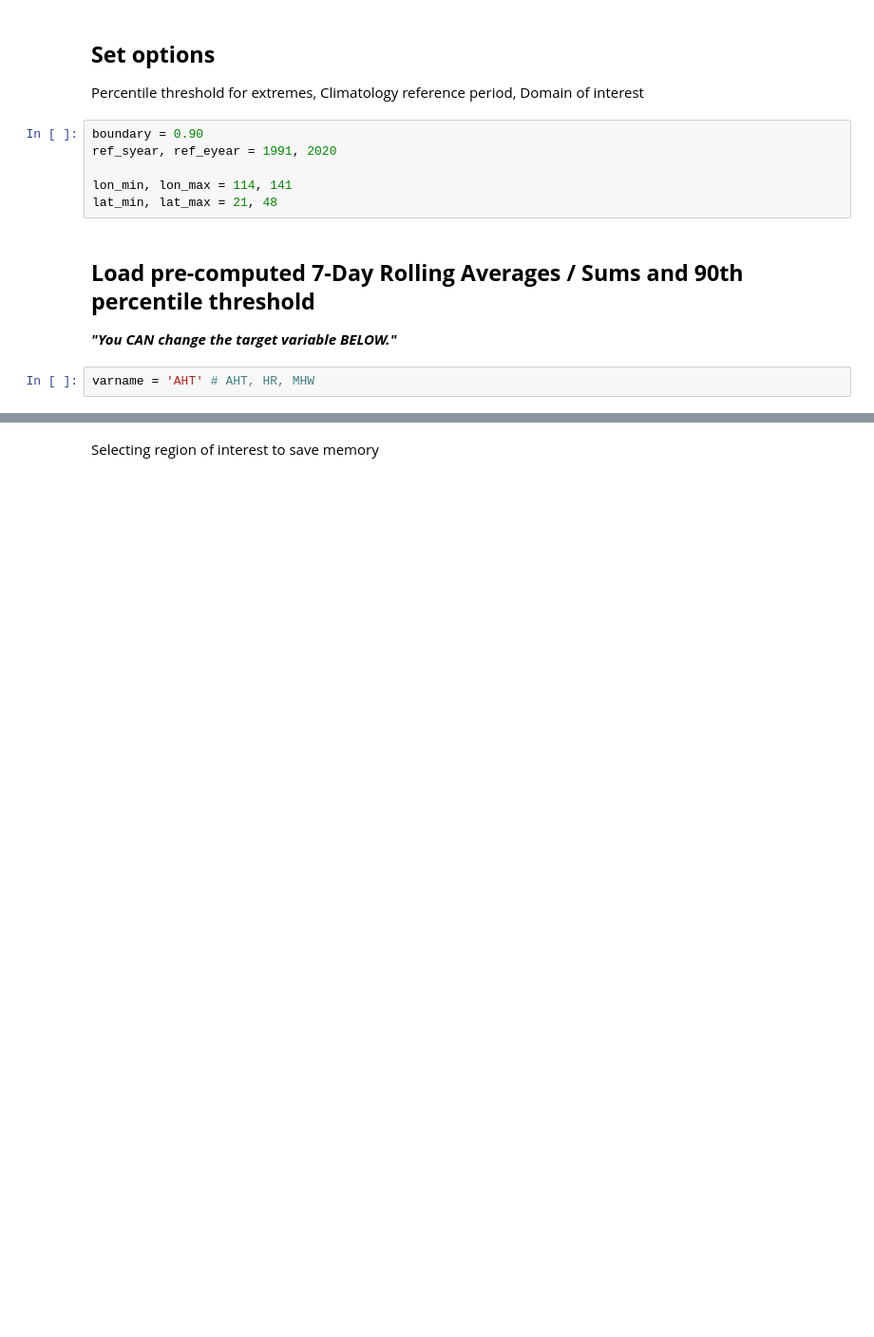
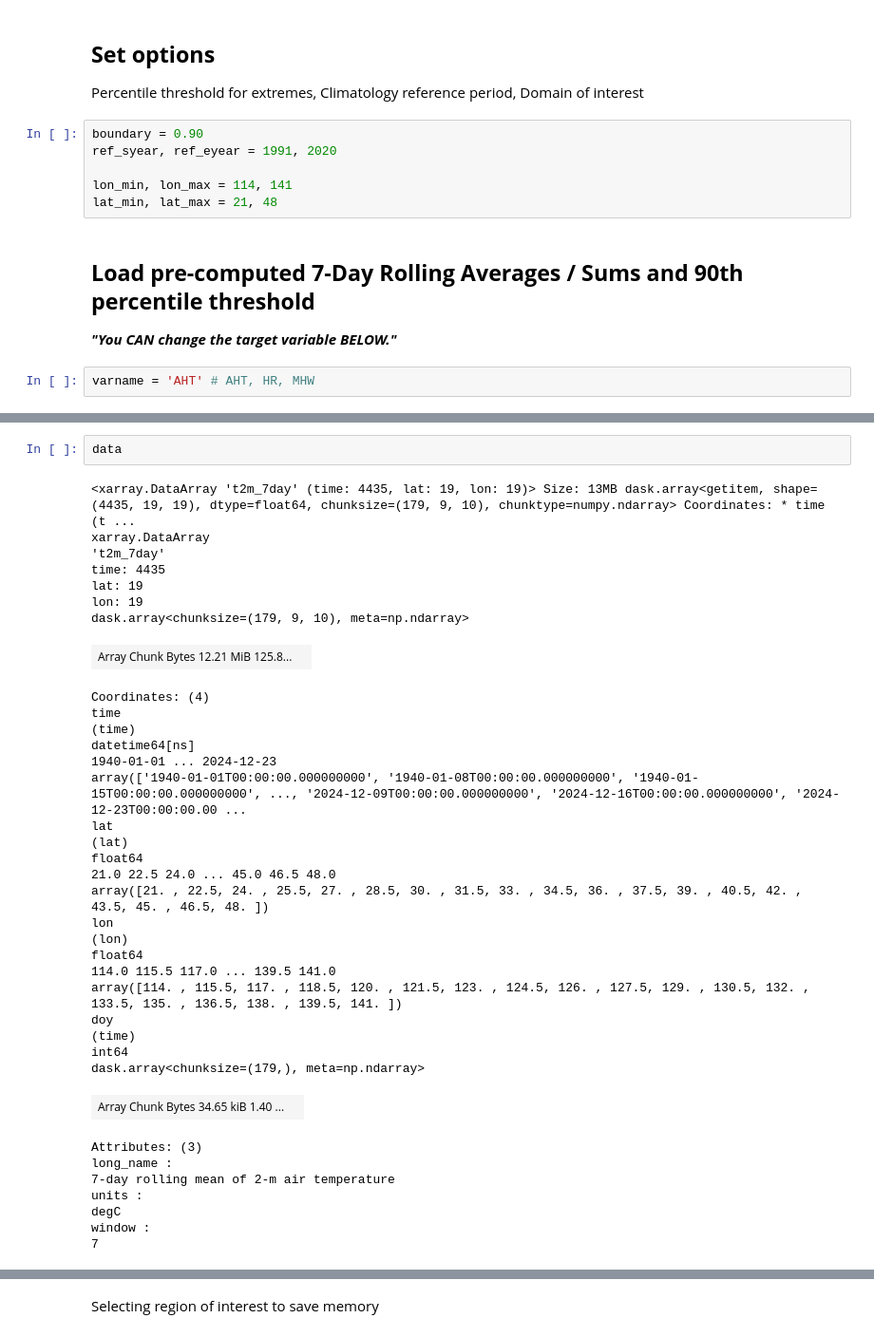
Before and after one commit to yyalexlee/EastAsiaClimateExtremes, a Jupyter notebook: CODES/TART_visualization2_output.ipynb, the cells around one changed output, grey strips where cells are left out. Shown at 95% size. Cells and saved outputs as stored; diff of their text form; blank space fills up the shorter version.

```diff
--- a/CODES/TART_visualization2_output.ipynb
+++ b/CODES/TART_visualization2_output.ipynb
@@ -124,0 +213,39 @@ elif varname == 'MHW':
+# %%
+data
+# %% [output]
+<xarray.DataArray 't2m_7day' (time: 4435, lat: 19, lon: 19)> Size: 13MB dask.array<getitem, shape=(4435, 19, 19), dtype=float64, chunksize=(179, 9, 10), chunktype=numpy.ndarray> Coordinates: * time (t ...
+xarray.DataArray
+'t2m_7day'
+time: 4435
+lat: 19
+lon: 19
+dask.array<chunksize=(179, 9, 10), meta=np.ndarray>
+| Array Chunk Bytes 12.21 MiB 125.8... |  |
+Coordinates: (4)
+time
+(time)
+datetime64[ns]
+1940-01-01 ... 2024-12-23
+array(['1940-01-01T00:00:00.000000000', '1940-01-08T00:00:00.000000000', '1940-01-15T00:00:00.000000000', ..., '2024-12-09T00:00:00.000000000', '2024-12-16T00:00:00.000000000', '2024-12-23T00:00:00.00 ...
+lat
+(lat)
+float64
+21.0 22.5 24.0 ... 45.0 46.5 48.0
+array([21. , 22.5, 24. , 25.5, 27. , 28.5, 30. , 31.5, 33. , 34.5, 36. , 37.5, 39. , 40.5, 42. , 43.5, 45. , 46.5, 48. ])
+lon
+(lon)
+float64
+114.0 115.5 117.0 ... 139.5 141.0
+array([114. , 115.5, 117. , 118.5, 120. , 121.5, 123. , 124.5, 126. , 127.5, 129. , 130.5, 132. , 133.5, 135. , 136.5, 138. , 139.5, 141. ])
+doy
+(time)
+int64
+dask.array<chunksize=(179,), meta=np.ndarray>
+| Array Chunk Bytes 34.65 kiB 1.40 ... |  |
+Attributes: (3)
+long_name :
+7-day rolling mean of 2-m air temperature
+units :
+degC
+window :
+7
```
Also changed, not shown: parts of 36 cells of this notebook.
